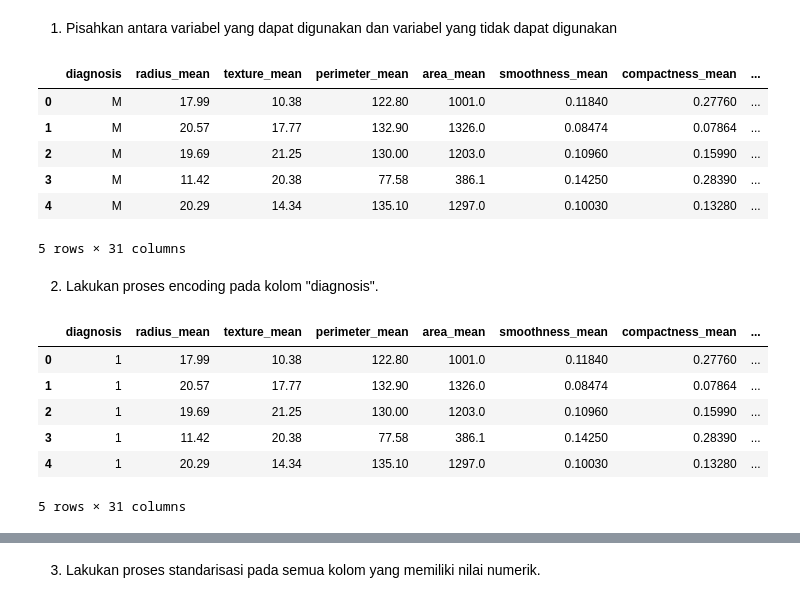
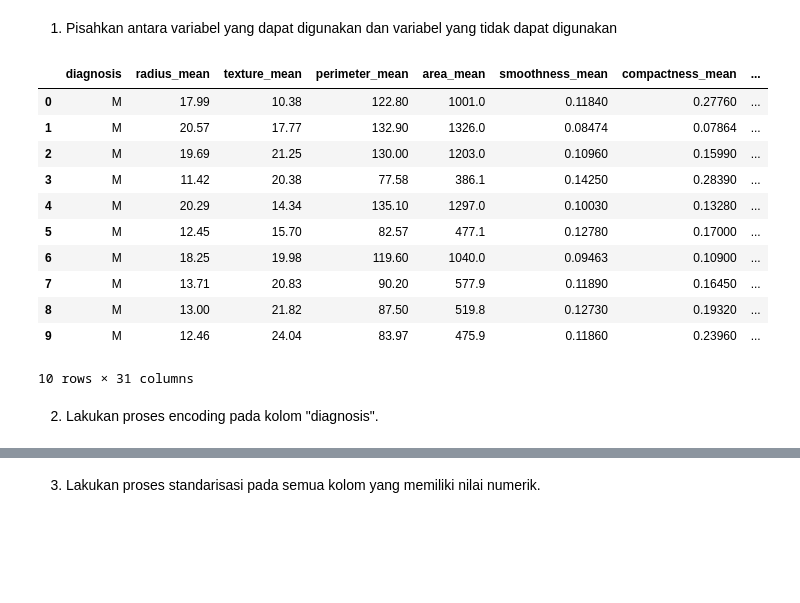
Before and after one commit to riobagas02/Machine-Learning, a Jupyter notebook: Week2Tugas.ipynb, the cells around one changed output, grey strips where cells are left out. Saved outputs shown, nothing was run; the diff lists cells and outputs as text; code cells hidden in the pictures; blank space fills up the shorter version.

```diff
--- a/Week2Tugas.ipynb
+++ b/Week2Tugas.ipynb
@@ -9,8 +3,9 @@ Saving wbc.csv to wbc.csv
 # %%
 import pandas as pd
+from sklearn.preprocessing import LabelEncoder, StandardScaler
 
-# Load dataset
-df = pd.read_csv('wbc.csv')
+data = 'wbc.csv'
+df = pd.read_csv(data)
 
 df.head()
 # %% [output]
@@ -24,38 +19,22 @@ df.head()
 # %% [markdown]
 
 1. Pisahkan antara variabel yang dapat digunakan dan variabel yang tidak dapat digunakan
-# %%
-# df = df.drop(columns=['id', 'Unnamed: 32'])
-df = df.drop(['id', 'Unnamed: 32'], axis=1) # Changed 'data' to 'df' to use the correct DataFrame
-df.head()
-# %% [output]
-|  | diagnosis | radius_mean | texture_mean | perimeter_mean | area_mean | smoothness_mean | compactness_mean | ... |
-| 0 | M | 17.99 | 10.38 | 122.80 | 1001.0 | 0.11840 | 0.27760 | ... |
-| 1 | M | 20.57 | 17.77 | 132.90 | 1326.0 | 0.08474 | 0.07864 | ... |
-| 2 | M | 19.69 | 21.25 | 130.00 | 1203.0 | 0.10960 | 0.15990 | ... |
-| 3 | M | 11.42 | 20.38 | 77.58 | 386.1 | 0.14250 | 0.28390 | ... |
-| 4 | M | 20.29 | 14.34 | 135.10 | 1297.0 | 0.10030 | 0.13280 | ... |
-5 rows × 31 columns
+# %%
+df.drop(['id', 'Unnamed: 32'], axis=1, inplace=True)
+
+df.head(10)
+# %% [output]
+|  | diagnosis | radius_mean | texture_mean | perimeter_mean | area_mean | smoothness_mean | compactness_mean | ... |
+| 0 | M | 17.99 | 10.38 | 122.80 | 1001.0 | 0.11840 | 0.27760 | ... |
+| 1 | M | 20.57 | 17.77 | 132.90 | 1326.0 | 0.08474 | 0.07864 | ... |
+| 2 | M | 19.69 | 21.25 | 130.00 | 1203.0 | 0.10960 | 0.15990 | ... |
+| 3 | M | 11.42 | 20.38 | 77.58 | 386.1 | 0.14250 | 0.28390 | ... |
+| 4 | M | 20.29 | 14.34 | 135.10 | 1297.0 | 0.10030 | 0.13280 | ... |
+| 5 | M | 12.45 | 15.70 | 82.57 | 477.1 | 0.12780 | 0.17000 | ... |
+| 6 | M | 18.25 | 19.98 | 119.60 | 1040.0 | 0.09463 | 0.10900 | ... |
+| 7 | M | 13.71 | 20.83 | 90.20 | 577.9 | 0.11890 | 0.16450 | ... |
+| 8 | M | 13.00 | 21.82 | 87.50 | 519.8 | 0.12730 | 0.19320 | ... |
+| 9 | M | 12.46 | 24.04 | 83.97 | 475.9 | 0.11860 | 0.23960 | ... |
+10 rows × 31 columns
 # %% [markdown]
 2. Lakukan proses encoding pada kolom "diagnosis".
-# %%
-from sklearn.preprocessing import LabelEncoder
-
-# # # Encode 'diagnosis' column ('M' -> 1, 'B' -> 0)
-# le = LabelEncoder()
-# df['diagnosis'] = le.fit_transform(df['diagnosis'])
-# # df.head()
-
-# # data_cleaned['diagnosis'] = data_cleaned['diagnosis'].map({'M': 1, 'B': 0})
-label_encoder = LabelEncoder()
-df['diagnosis'] = label_encoder.fit_transform(df['diagnosis'])  # M -> 1, B -> 0 # Changed 'data' to 'df'
-
-df.head()
-# %% [output]
-|  | diagnosis | radius_mean | texture_mean | perimeter_mean | area_mean | smoothness_mean | compactness_mean | ... |
-| 0 | 1 | 17.99 | 10.38 | 122.80 | 1001.0 | 0.11840 | 0.27760 | ... |
-| 1 | 1 | 20.57 | 17.77 | 132.90 | 1326.0 | 0.08474 | 0.07864 | ... |
-| 2 | 1 | 19.69 | 21.25 | 130.00 | 1203.0 | 0.10960 | 0.15990 | ... |
-| 3 | 1 | 11.42 | 20.38 | 77.58 | 386.1 | 0.14250 | 0.28390 | ... |
-| 4 | 1 | 20.29 | 14.34 | 135.10 | 1297.0 | 0.10030 | 0.13280 | ... |
-5 rows × 31 columns
```
Also changed, not shown: parts of 6 cells of this notebook.
